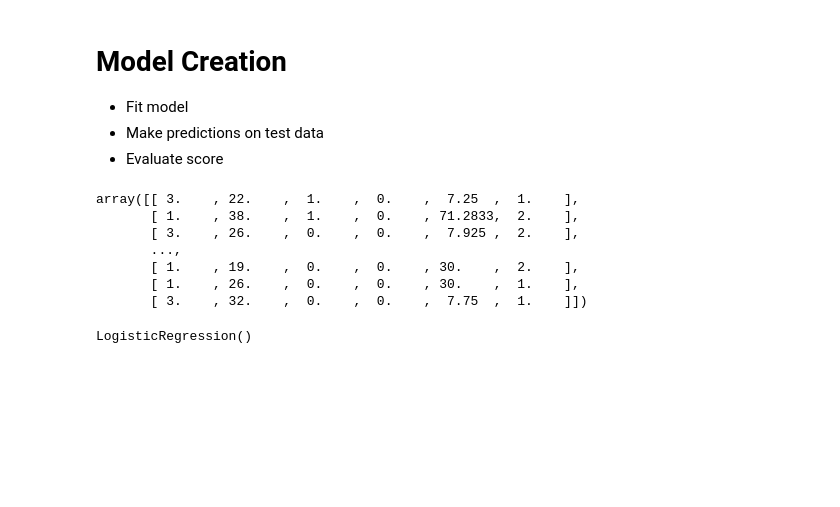
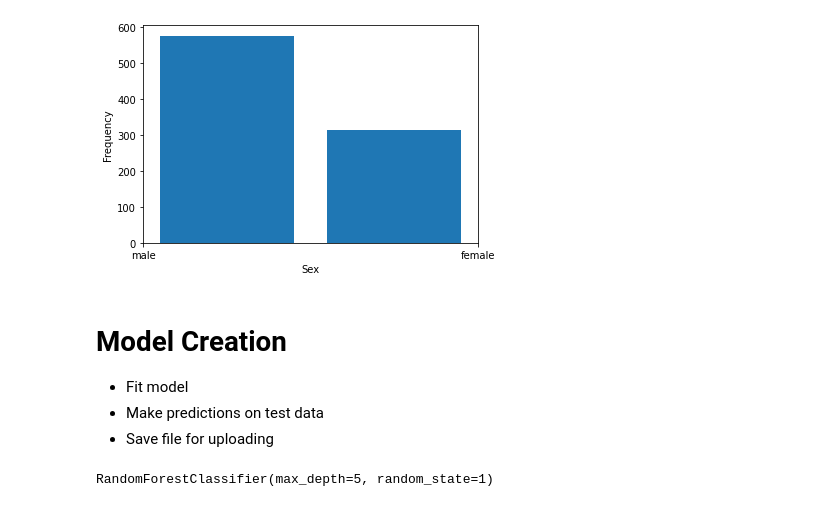
Before and after one commit to oscar-barlow/titanic, a Jupyter notebook: Titanic.ipynb, the cells around one changed output. Drawn from its saved outputs; the diff is of its cells as text; code cells hidden in the pictures; blank space fills up the shorter version.

```diff
--- a/Titanic.ipynb
+++ b/Titanic.ipynb
@@ -57,16 +70,13 @@ dtype: int64
+# %%
+plt.hist(x=train_data.Sex, bins=2,rwidth=0.8)
+plt.xticks(['male', 'female'])
+plt.xlabel('Sex')
+plt.ylabel('Frequency')
+plt.show()
+# %% [output]
+[figure, added]
 # %% [markdown]
 # Model Creation
 * Fit model
 * Make predictions on test data
-* Evaluate score
+* Save file for uploading
-# %%
-X_train = data.drop(columns='Survived').to_numpy()
-X_train
-# %% [output]
-array([[ 3.    , 22.    ,  1.    ,  0.    ,  7.25  ,  1.    ],
-       [ 1.    , 38.    ,  1.    ,  0.    , 71.2833,  2.    ],
-       [ 3.    , 26.    ,  0.    ,  0.    ,  7.925 ,  2.    ],
-       ...,
-       [ 1.    , 19.    ,  0.    ,  0.    , 30.    ,  2.    ],
-       [ 1.    , 26.    ,  0.    ,  0.    , 30.    ,  1.    ],
-       [ 3.    , 32.    ,  0.    ,  0.    ,  7.75  ,  1.    ]])
@@ -75,5 +83,8 @@ y_train = data['Survived'].to_numpy()
-# %%
-model = LogisticRegression()
-model.fit(X_train, y_train)
-# %% [output]
-LogisticRegression()
+# %%
+features = ['Pclass', 'Sex', 'SibSp', 'Parch']
+X_train = pd.get_dummies(train_data[features])
+y_train = train_data['Survived']
+model = RandomForestClassifier(n_estimators=100, max_depth=5, random_state=1)
+model.fit(X_train, y_train)
+# %% [output]
+RandomForestClassifier(max_depth=5, random_state=1)
```
Also changed, not shown: parts of 16 cells of this notebook, 1 other file.
